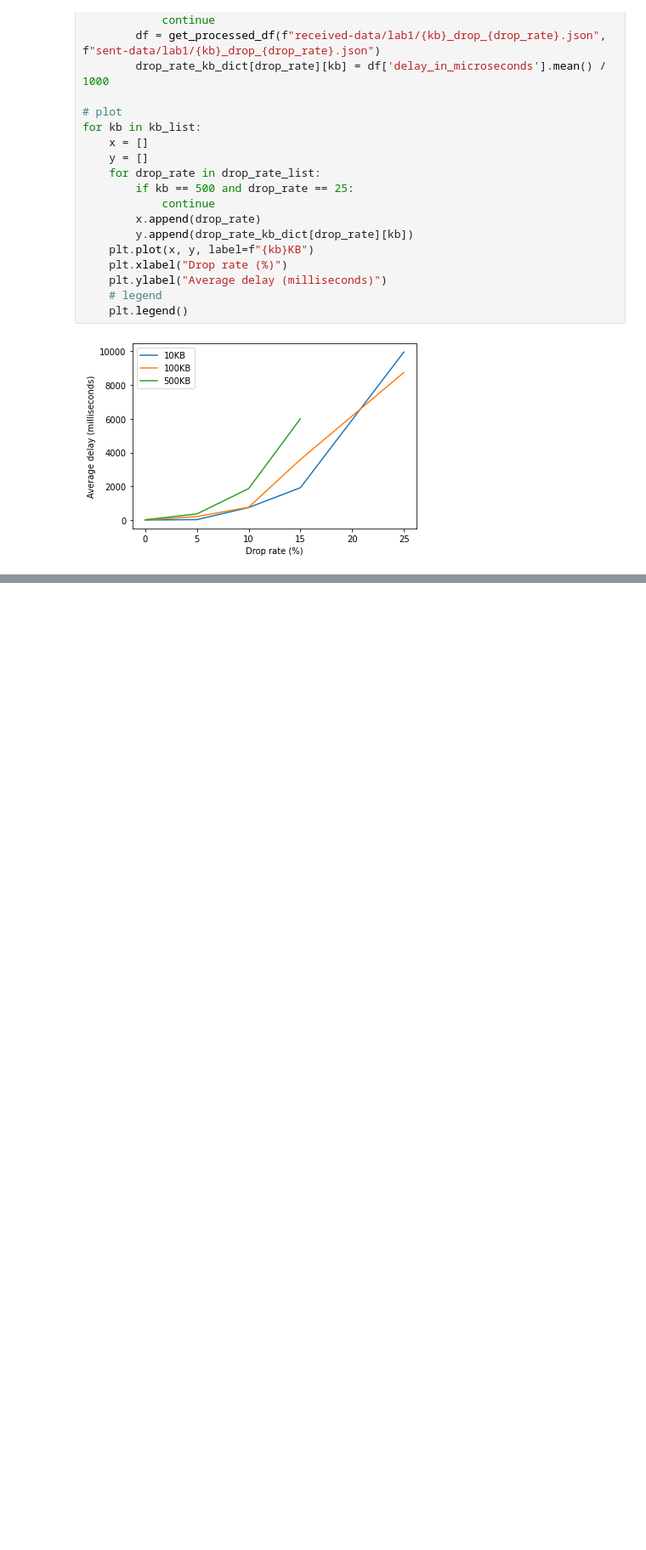
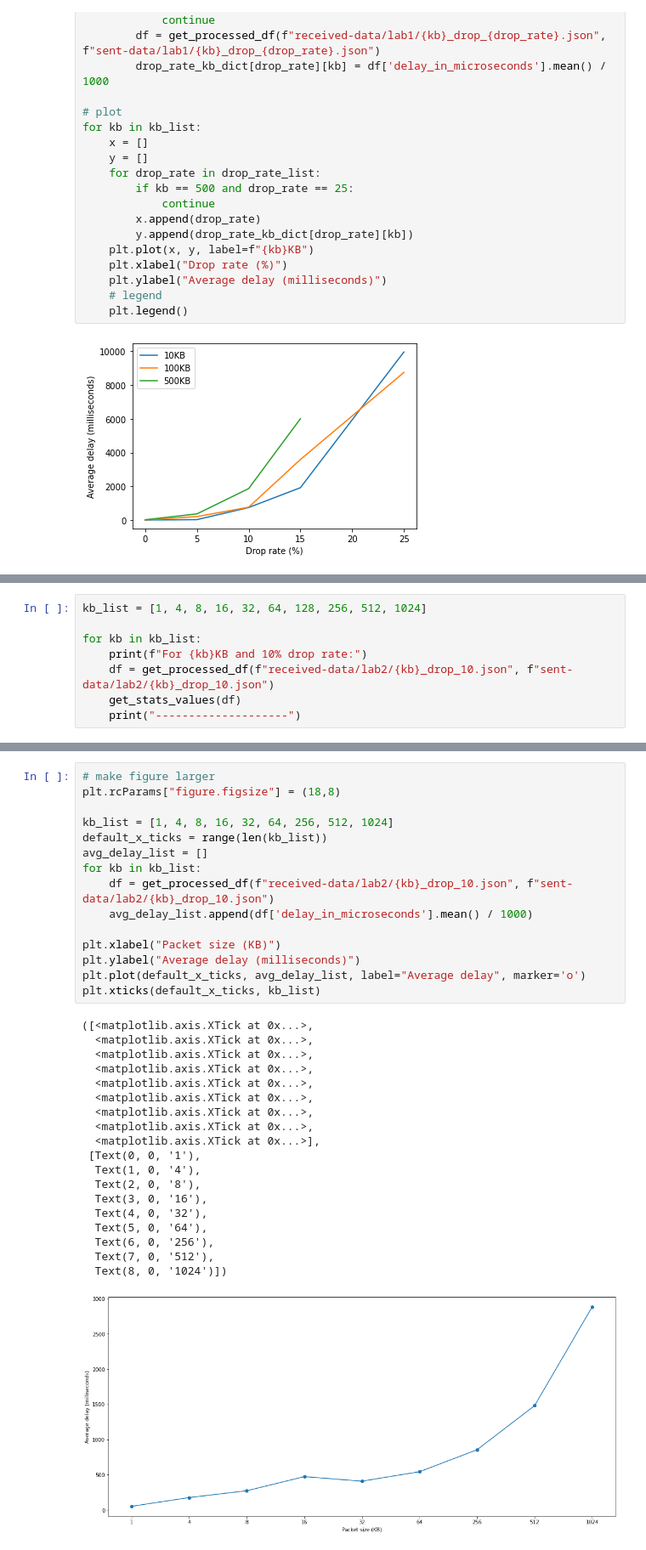
Before and after one commit to gary1030/zenoh-in-noise-environment, a Jupyter notebook: zenoh-measurement/analysis_1222.ipynb, the cells around one changed output, grey strips where cells are left out. Shown at 85% size. Cells and saved outputs as stored; diff of their text form; blank space fills up the shorter version.

```diff
--- a/zenoh-measurement/analysis_1222.ipynb
+++ b/zenoh-measurement/analysis_1222.ipynb
@@ -114,0 +109,8 @@ for kb in kb_list:
+# %%
+kb_list = [1, 4, 8, 16, 32, 64, 128, 256, 512, 1024]
+
+for kb in kb_list:
+    print(f"For {kb}KB and 10% drop rate:")
+    df = get_processed_df(f"received-data/lab2/{kb}_drop_10.json", f"sent-data/lab2/{kb}_drop_10.json")
+    get_stats_values(df)
+    print("--------------------")
@@ -114,0 +135,35 @@ for kb in kb_list:
+# %%
+# make figure larger
+plt.rcParams["figure.figsize"] = (18,8)
+
+kb_list = [1, 4, 8, 16, 32, 64, 256, 512, 1024]
+default_x_ticks = range(len(kb_list))
+avg_delay_list = []
+for kb in kb_list:
+    df = get_processed_df(f"received-data/lab2/{kb}_drop_10.json", f"sent-data/lab2/{kb}_drop_10.json")
+    avg_delay_list.append(df['delay_in_microseconds'].mean() / 1000)
+
+plt.xlabel("Packet size (KB)")
+plt.ylabel("Average delay (milliseconds)")
+plt.plot(default_x_ticks, avg_delay_list, label="Average delay", marker='o')
+plt.xticks(default_x_ticks, kb_list)
+# %% [output]
+([<matplotlib.axis.XTick at 0x...>,
+  <matplotlib.axis.XTick at 0x...>,
+  <matplotlib.axis.XTick at 0x...>,
+  <matplotlib.axis.XTick at 0x...>,
+  <matplotlib.axis.XTick at 0x...>,
+  <matplotlib.axis.XTick at 0x...>,
+  <matplotlib.axis.XTick at 0x...>,
+  <matplotlib.axis.XTick at 0x...>,
+  <matplotlib.axis.XTick at 0x...>],
+ [Text(0, 0, '1'),
+  Text(1, 0, '4'),
+  Text(2, 0, '8'),
+  Text(3, 0, '16'),
+  Text(4, 0, '32'),
+  Text(5, 0, '64'),
+  Text(6, 0, '256'),
+  Text(7, 0, '512'),
+  Text(8, 0, '1024')])
+[figure, added]
```
Also changed, not shown: parts of 4 cells of this notebook.
